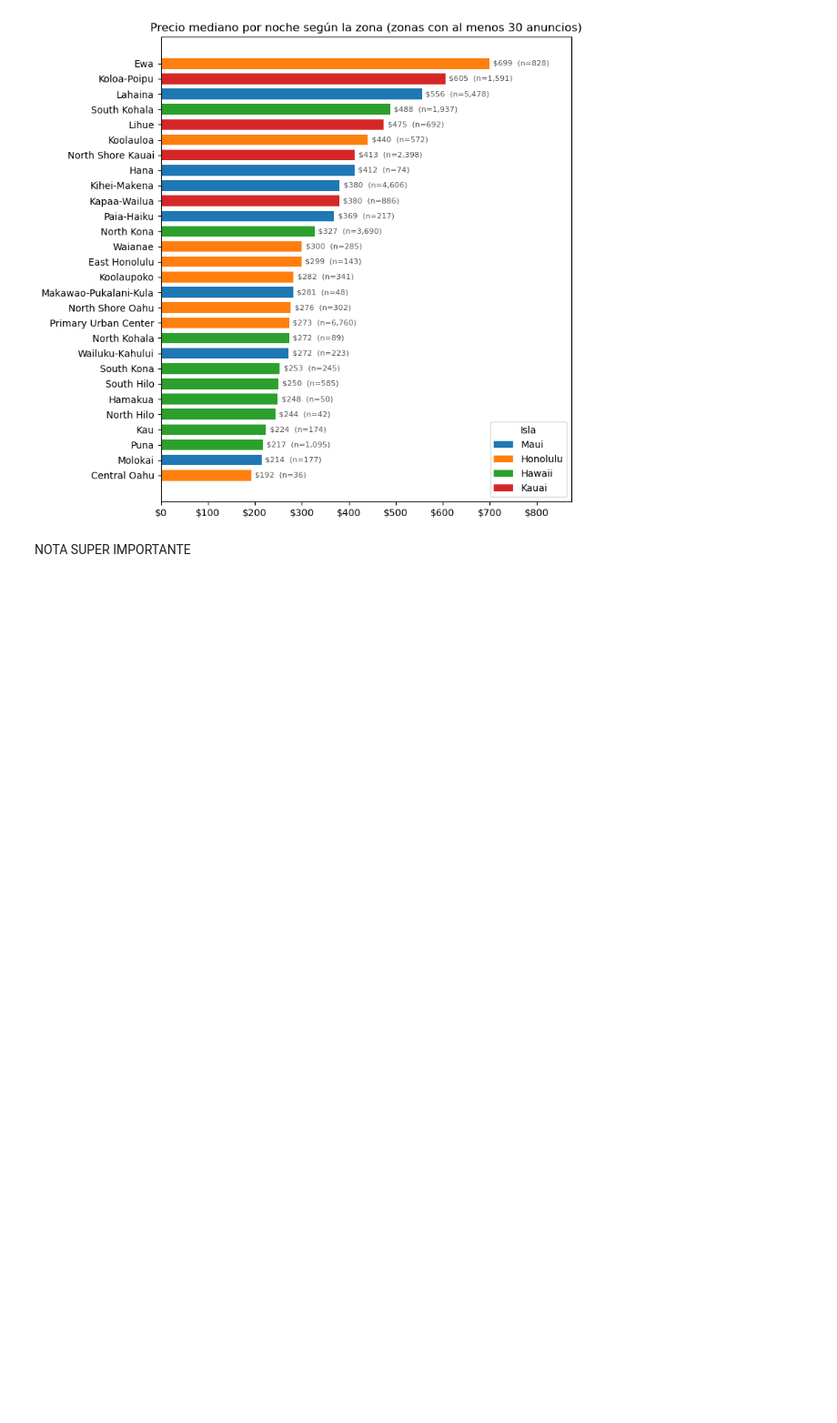
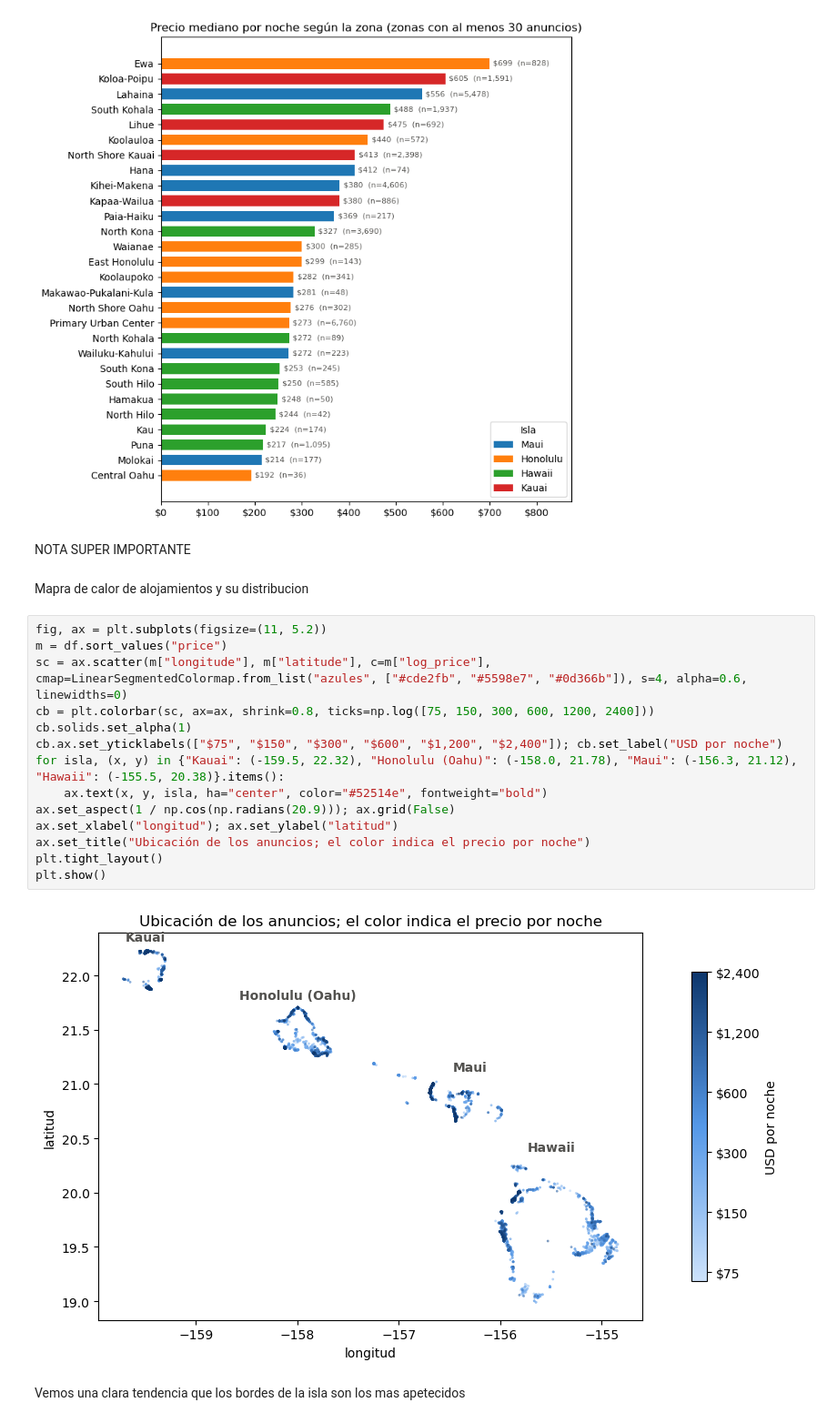
Before and after one commit to Jhonatanclavijo/Reto-Global-Classroom-Anal-tica-de-Airbnb---Hawai, a Jupyter notebook: Analisis exploratorio.ipynb, the cells around one changed output. Shown at 91% size. Cells and saved outputs as stored; diff of their text form; blank space fills up the shorter version.

Commit message:
continuamos con el exploratorio con las 4 islas principales de hawaii mapa de calor nos puestra donde hay tendencia de alquiler de alojamientos

```diff
--- a/Analisis exploratorio.ipynb
+++ b/Analisis exploratorio.ipynb
@@ -159,3 +159,23 @@ plt.show()
 [figure]
 # %% [markdown]
 NOTA SUPER IMPORTANTE
+# %% [markdown]
+Mapra de calor de alojamientos y su distribucion
+# %%
+fig, ax = plt.subplots(figsize=(11, 5.2))
+m = df.sort_values("price")
+sc = ax.scatter(m["longitude"], m["latitude"], c=m["log_price"], cmap=LinearSegmentedColormap.from_list("azules", ["#cde2fb", "#5598e7", "#0d366b"]), s=4, alpha=0.6, linewidths=0)
+cb = plt.colorbar(sc, ax=ax, shrink=0.8, ticks=np.log([75, 150, 300, 600, 1200, 2400]))
+cb.solids.set_alpha(1)
+cb.ax.set_yticklabels(["$75", "$150", "$300", "$600", "$1,200", "$2,400"]); cb.set_label("USD por noche")
+for isla, (x, y) in {"Kauai": (-159.5, 22.32), "Honolulu (Oahu)": (-158.0, 21.78), "Maui": (-156.3, 21.12), "Hawaii": (-155.5, 20.38)}.items():
+    ax.text(x, y, isla, ha="center", color="#52514e", fontweight="bold")
+ax.set_aspect(1 / np.cos(np.radians(20.9))); ax.grid(False)
+ax.set_xlabel("longitud"); ax.set_ylabel("latitud")
+ax.set_title("Ubicación de los anuncios; el color indica el precio por noche")
+plt.tight_layout()
+plt.show()
+# %% [output]
+[figure, added]
+# %% [markdown]
+Vemos una clara tendencia que los bordes de la isla son los mas apetecidos
```
